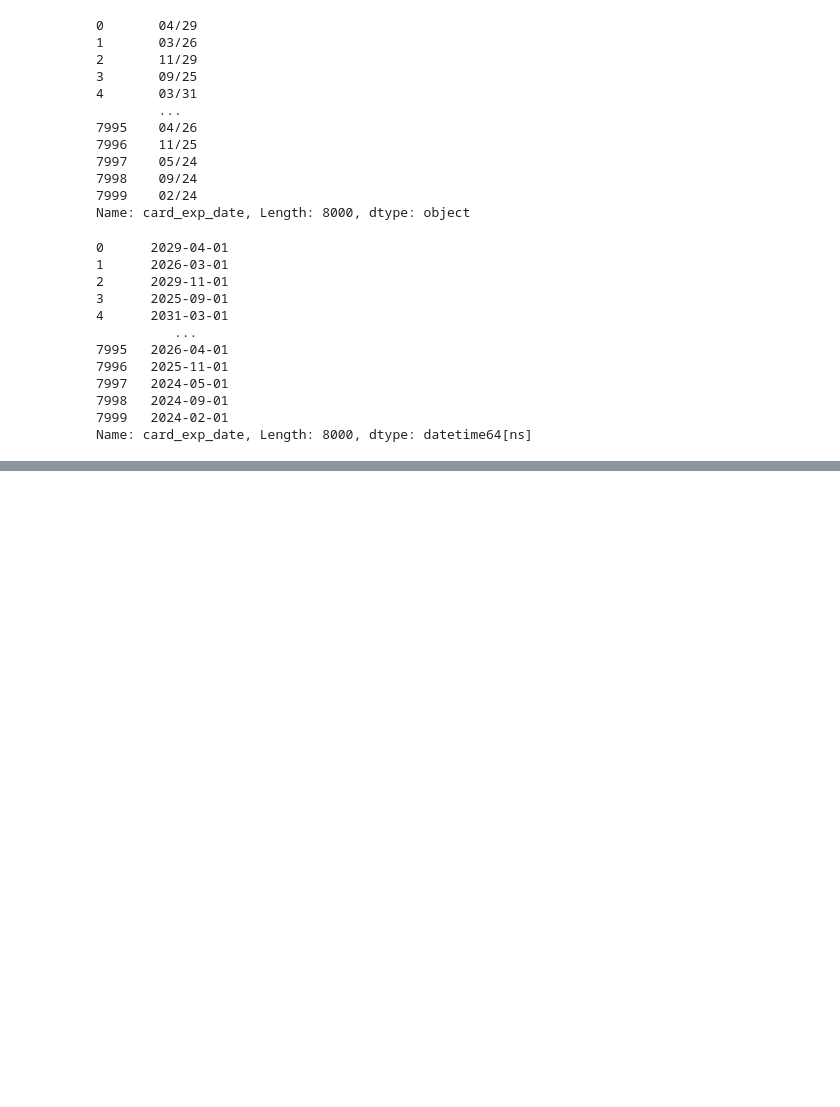
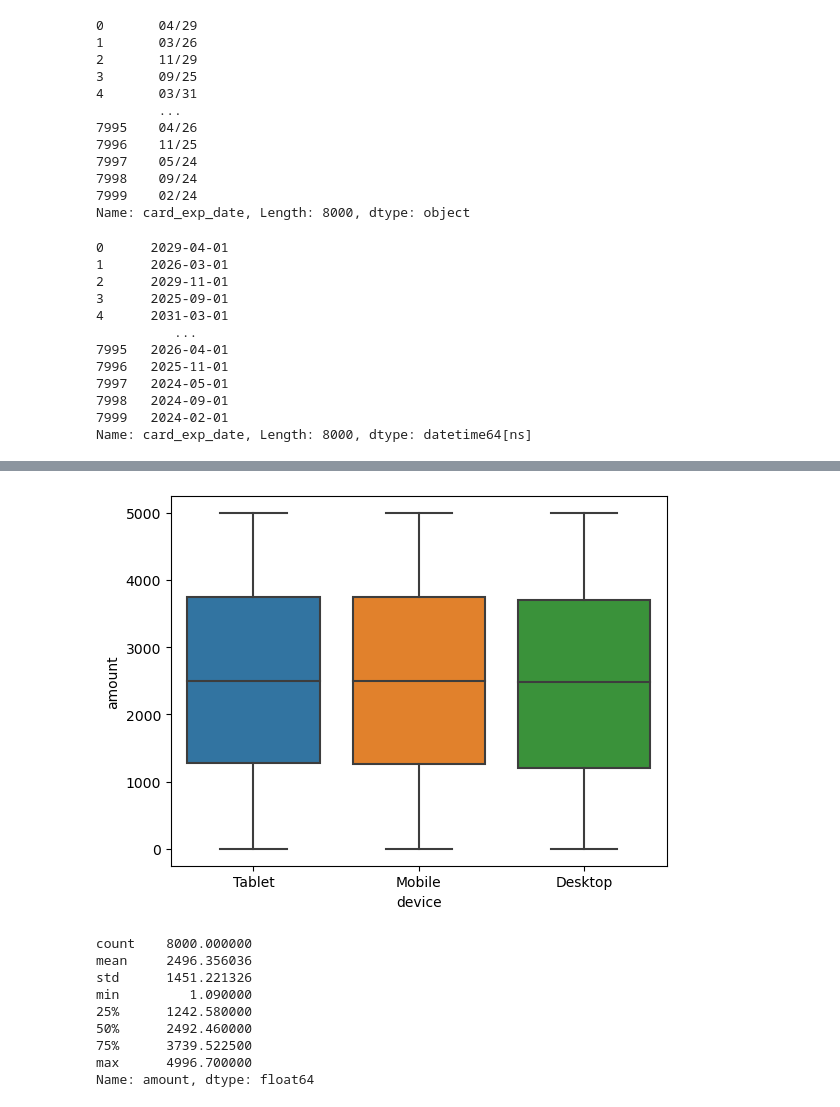
Before and after one commit to myhavok/bi-project, a Jupyter notebook: notebooks/eda_india.ipynb, the cells around one changed output, grey strips where cells are left out. Drawn from its saved outputs; the diff is of its cells as text; code cells hidden in the pictures; blank space fills up the shorter version.

```diff
--- a/notebooks/eda_india.ipynb
+++ b/notebooks/eda_india.ipynb
@@ -398,3 +398,18 @@ Tablet     0.491189
 Name: flagged_as_fraud, dtype: float64
 [figure]
 ... (3 outputs left out)
+# %%
+sns.boxplot(x = df['device'], y = df['amount'])
+plt.show()
+df['amount'].describe()
+# %% [output]
+[figure, added]
+count    8000.000000
+mean     2496.356036
+std      1451.221326
+min         1.090000
+25%      1242.580000
+50%      2492.460000
+75%      3739.522500
+max      4996.700000
+Name: amount, dtype: float64
```
Also changed, not shown: parts of 4 cells of this notebook, 4 other files.
